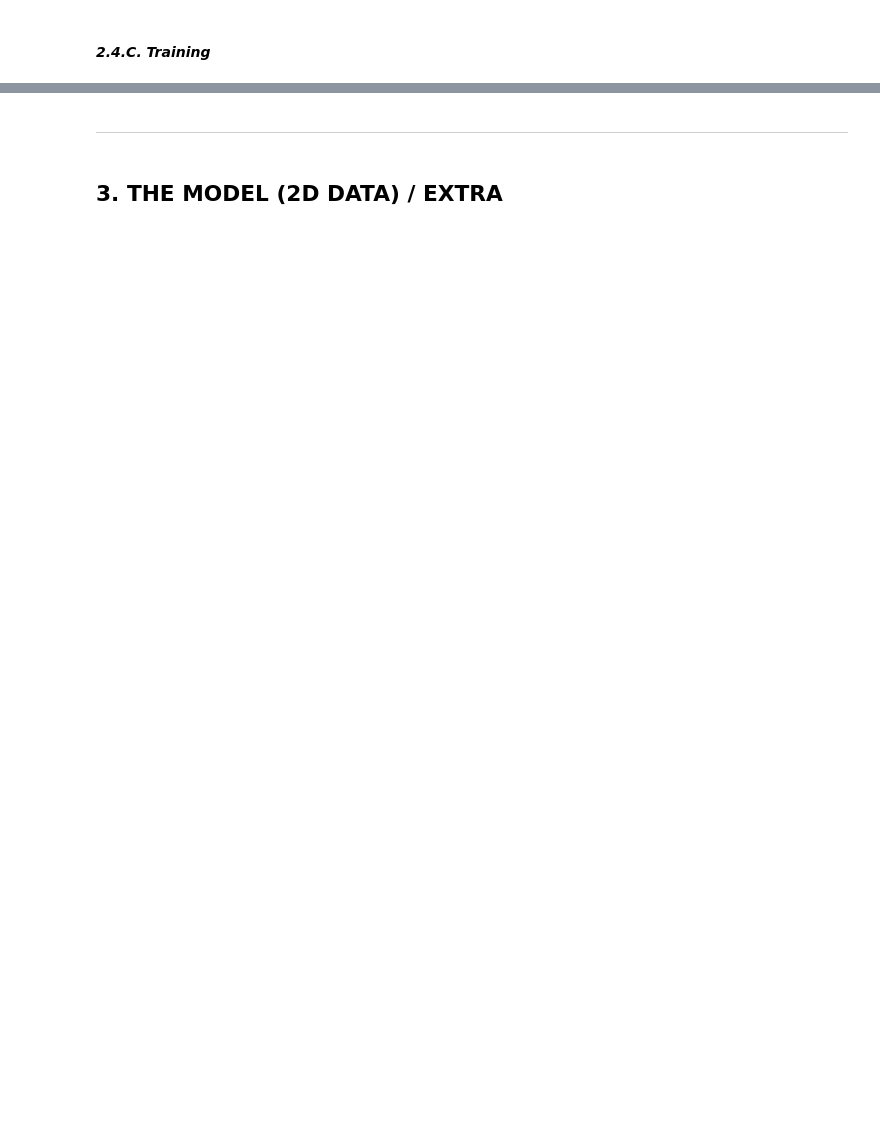
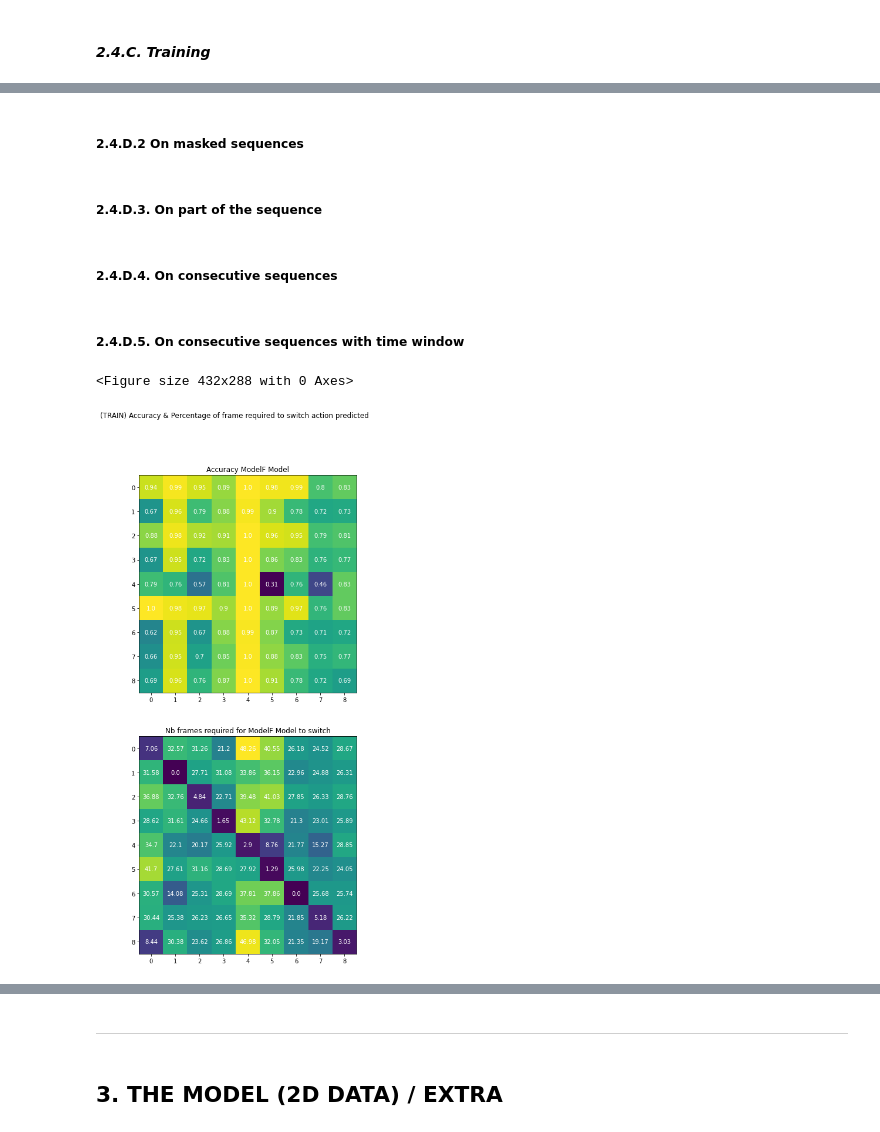
Before and after one commit to anthony-kobanda/human-action-recognition, a Jupyter notebook: model.ipynb, the cells around one changed output, grey strips where cells are left out. Drawn from its saved outputs; the diff is of its cells as text; code cells hidden in the pictures; blank space fills up the shorter version.

```diff
--- a/model.ipynb
+++ b/model.ipynb
@@ -1449,0 +1514,10 @@ KeyboardInterrupt:
+# %% [markdown]
+##### 2.4.D.2 On masked sequences
+# %% [markdown]
+##### 2.4.D.3. On part of the sequence
+# %% [markdown]
+##### 2.4.D.4. On consecutive sequences
+# %% [markdown]
+##### 2.4.D.5. On consecutive sequences with time window
+# %%
+train_result_successive_bis_3F = [accuracy_successive_bis(model, train_dataset3D, max_n=int(0.015*len(train_dataset3D)), window_size=75) for model in [model_LSTM3DF]]
@@ -1449,0 +1526,39 @@ KeyboardInterrupt:
+# %%
+if True:
+
+    plt.clf()
+
+    fig, ax = plt.subplots(nrows=2, ncols=1)
+    fig.set_figheight(15)
+    fig.set_figwidth(25)
+
+    x = np.linspace(start=0.1, stop=1, num=10)
+    model_names = ["ModelF"]
+
+    for i in range(1):
+
+        ax[0].set_title("Accuracy {} Model".format(model_names[i]))
+        ax[0].imshow(train_result_successive_bis_3F[i][0])
+        for j in range(len(classes)):
+            for k in range(len(classes)):
+                ax[0].text(j, k, round(train_result_successive_bis_3F[i][0][k][j],2) , ha="center", va="center", color="w")
+
+        ax[1].set_title("Nb frames required for {} Model to switch".format(model_names[i]))
+        ax[1].imshow(train_result_successive_bis_3F[i][1])
+        for j in range(len(classes)):
+            for k in range(len(classes)):
+                ax[1].text(j, k, round(train_result_successive_bis_3F[i][1][k][j],2) , ha="center", va="center", color="w")
+
+    fig.suptitle("(TRAIN) Accuracy & Percentage of frame required to switch action predicted")
+    plt.savefig("./assets/accuracy_succesive_bis_train_3F.png")
+    plt.show()
+
+else:
+
+    img = plt.imread("./assets/accuracy_succesive_bis_train_3.png")
+    plt.figure(figsize=(25,32))
+    plt.imshow(img)
+    plt.axis("off")
+# %% [output]
+<Figure size 432x288 with 0 Axes>
+[figure, added]
```
Also changed, not shown: parts of 28 cells of this notebook, 7 other files.
